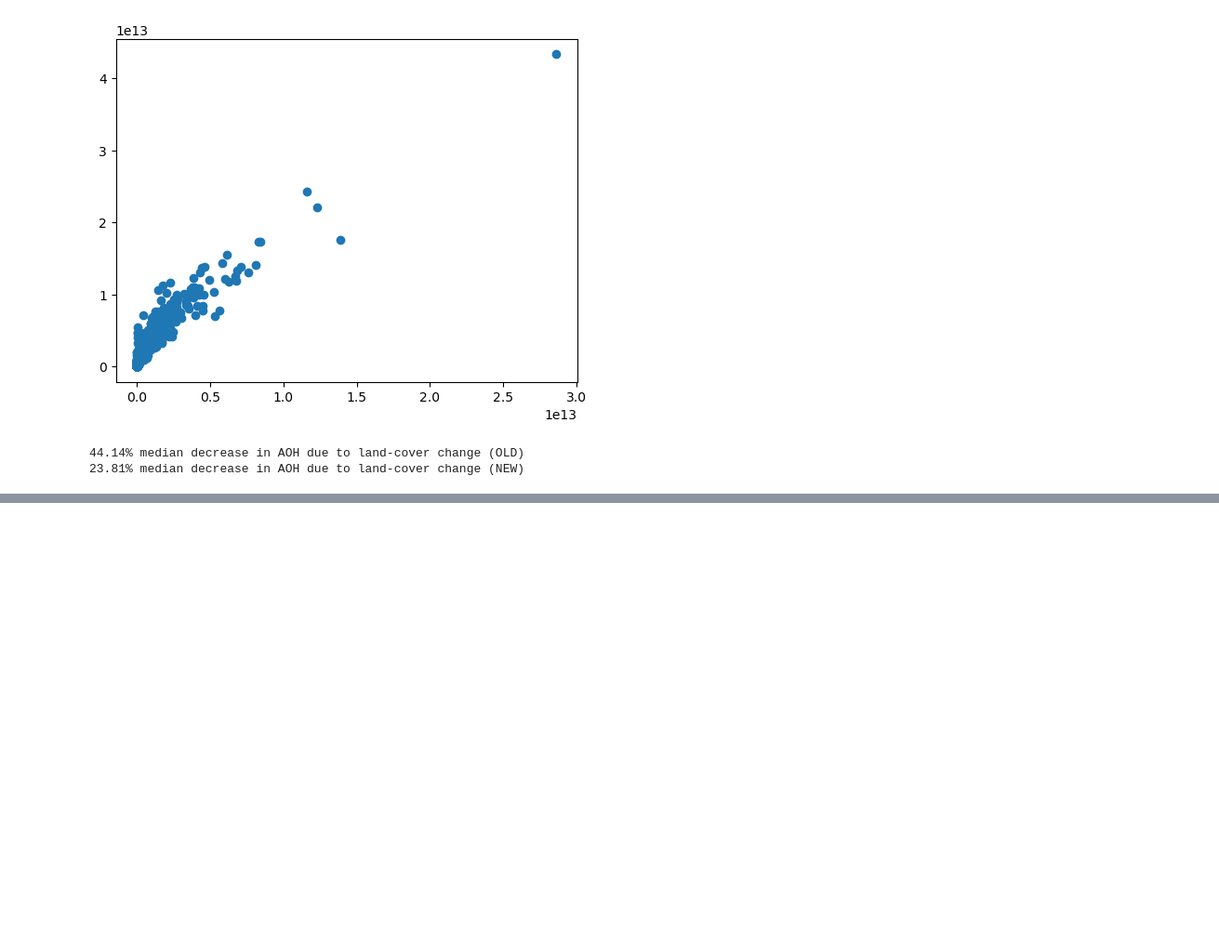
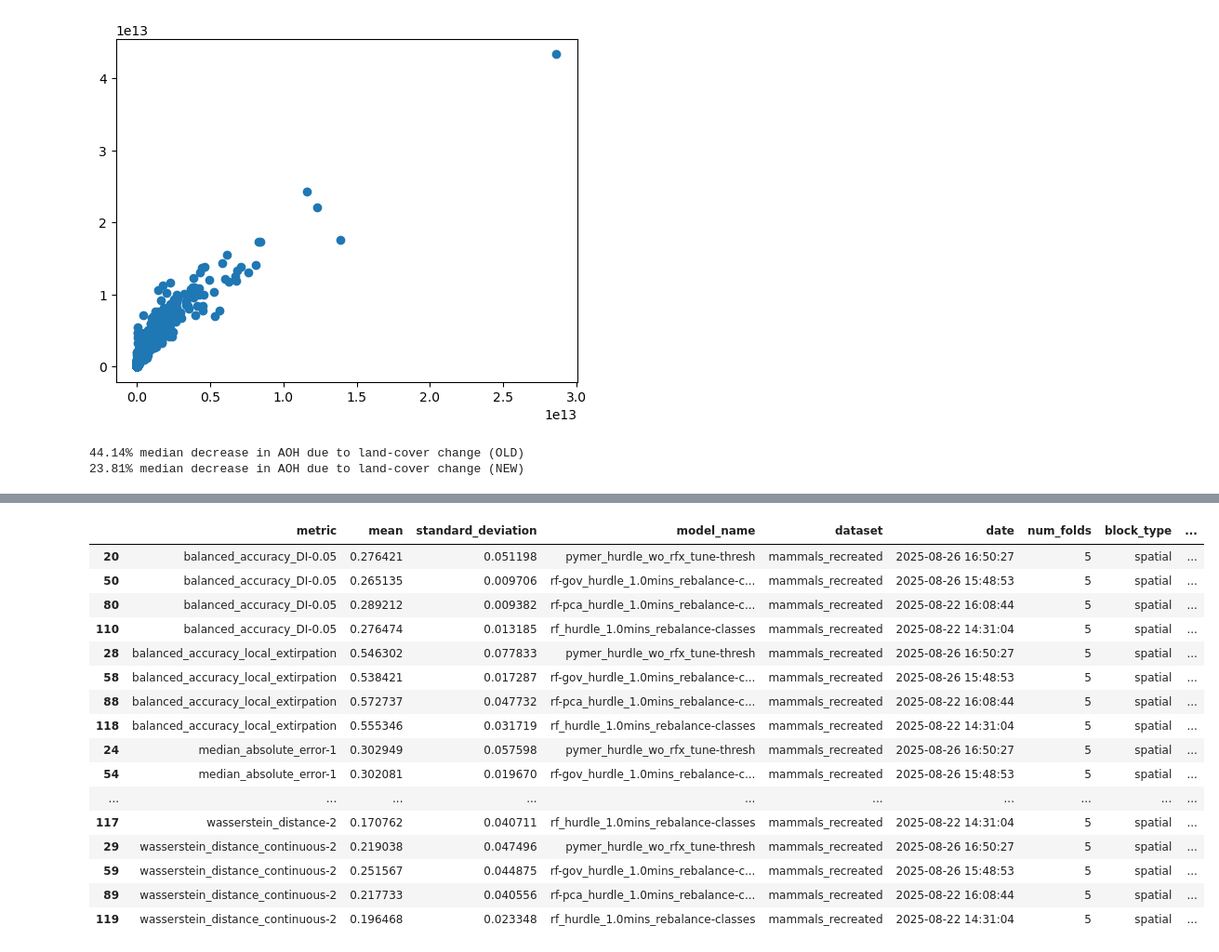
Before and after one commit to emiliolr/life-hunting, a Jupyter notebook: notebooks/scratch.ipynb, the cells around one changed output, grey strips where cells are left out. Shown at 93% size. Drawn from its saved outputs; the diff is of its cells as text; code cells hidden in the pictures; blank space fills up the shorter version.

```diff
--- a/notebooks/scratch.ipynb
+++ b/notebooks/scratch.ipynb
@@ -117,0 +179,23 @@ print(f'{round(v3_new.abs().median() * 100, 2)}% median decrease in AOH due to l
+# %%
+gov_results = pd.read_csv('/Users/emiliolr/Desktop/life-hunting/testing_governance/cross_val_results_all_metrics.csv')
+
+block = 'spatial'
+gov_results[(gov_results['block_type'] == block) & (~gov_results['metric'].str.contains('mean'))].sort_values(by = ['metric', 'model_name'])
+# %% [output]
+|  | metric | mean | standard_deviation | model_name | dataset | date | num_folds | block_type | ... |
+| 20 | balanced_accuracy_DI-0.05 | 0.276421 | 0.051198 | pymer_hurdle_wo_rfx_tune-thresh | mammals_recreated | 2025-08-26 16:50:27 | 5 | spatial | ... |
+| 50 | balanced_accuracy_DI-0.05 | 0.265135 | 0.009706 | rf-gov_hurdle_1.0mins_rebalance-c... | mammals_recreated | 2025-08-26 15:48:53 | 5 | spatial | ... |
+| 80 | balanced_accuracy_DI-0.05 | 0.289212 | 0.009382 | rf-pca_hurdle_1.0mins_rebalance-c... | mammals_recreated | 2025-08-22 16:08:44 | 5 | spatial | ... |
+| 110 | balanced_accuracy_DI-0.05 | 0.276474 | 0.013185 | rf_hurdle_1.0mins_rebalance-classes | mammals_recreated | 2025-08-22 14:31:04 | 5 | spatial | ... |
+| 28 | balanced_accuracy_local_extirpation | 0.546302 | 0.077833 | pymer_hurdle_wo_rfx_tune-thresh | mammals_recreated | 2025-08-26 16:50:27 | 5 | spatial | ... |
+| 58 | balanced_accuracy_local_extirpation | 0.538421 | 0.017287 | rf-gov_hurdle_1.0mins_rebalance-c... | mammals_recreated | 2025-08-26 15:48:53 | 5 | spatial | ... |
+| 88 | balanced_accuracy_local_extirpation | 0.572737 | 0.047732 | rf-pca_hurdle_1.0mins_rebalance-c... | mammals_recreated | 2025-08-22 16:08:44 | 5 | spatial | ... |
+| 118 | balanced_accuracy_local_extirpation | 0.555346 | 0.031719 | rf_hurdle_1.0mins_rebalance-classes | mammals_recreated | 2025-08-22 14:31:04 | 5 | spatial | ... |
+| 24 | median_absolute_error-1 | 0.302949 | 0.057598 | pymer_hurdle_wo_rfx_tune-thresh | mammals_recreated | 2025-08-26 16:50:27 | 5 | spatial | ... |
+| 54 | median_absolute_error-1 | 0.302081 | 0.019670 | rf-gov_hurdle_1.0mins_rebalance-c... | mammals_recreated | 2025-08-26 15:48:53 | 5 | spatial | ... |
+| ... | ... | ... | ... | ... | ... | ... | ... | ... | ... |
+| 117 | wasserstein_distance-2 | 0.170762 | 0.040711 | rf_hurdle_1.0mins_rebalance-classes | mammals_recreated | 2025-08-22 14:31:04 | 5 | spatial | ... |
+| 29 | wasserstein_distance_continuous-2 | 0.219038 | 0.047496 | pymer_hurdle_wo_rfx_tune-thresh | mammals_recreated | 2025-08-26 16:50:27 | 5 | spatial | ... |
+| 59 | wasserstein_distance_continuous-2 | 0.251567 | 0.044875 | rf-gov_hurdle_1.0mins_rebalance-c... | mammals_recreated | 2025-08-26 15:48:53 | 5 | spatial | ... |
+| 89 | wasserstein_distance_continuous-2 | 0.217733 | 0.040556 | rf-pca_hurdle_1.0mins_rebalance-c... | mammals_recreated | 2025-08-22 16:08:44 | 5 | spatial | ... |
+| 119 | wasserstein_distance_continuous-2 | 0.196468 | 0.023348 | rf_hurdle_1.0mins_rebalance-classes | mammals_recreated | 2025-08-22 14:31:04 | 5 | spatial | ... |
```
Also changed, not shown: parts of 6 cells of this notebook, 10 other files.
